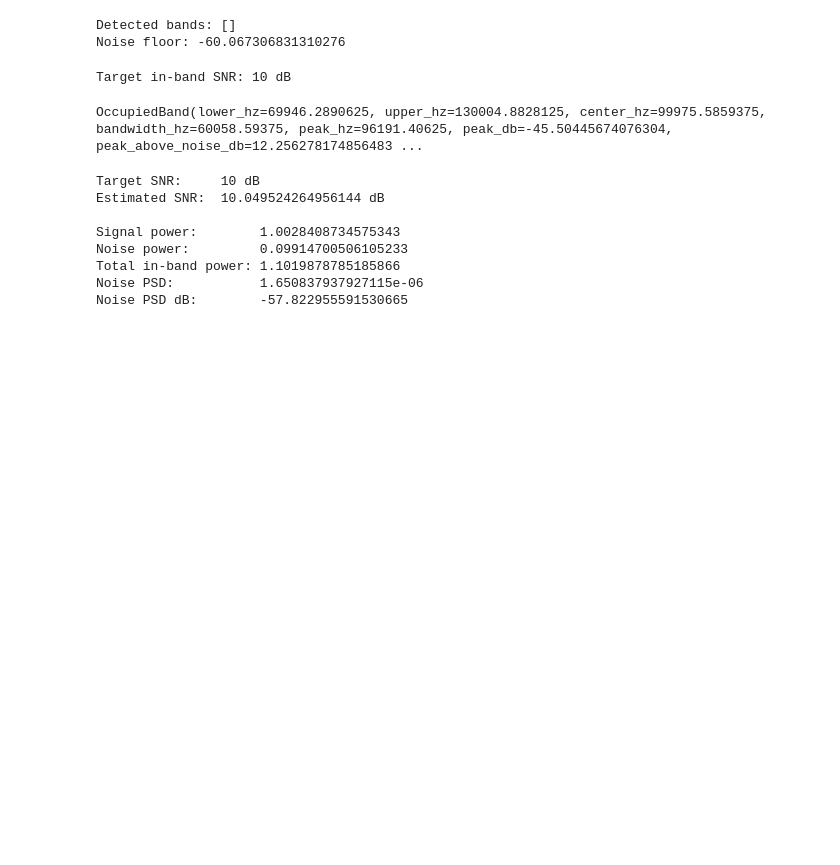
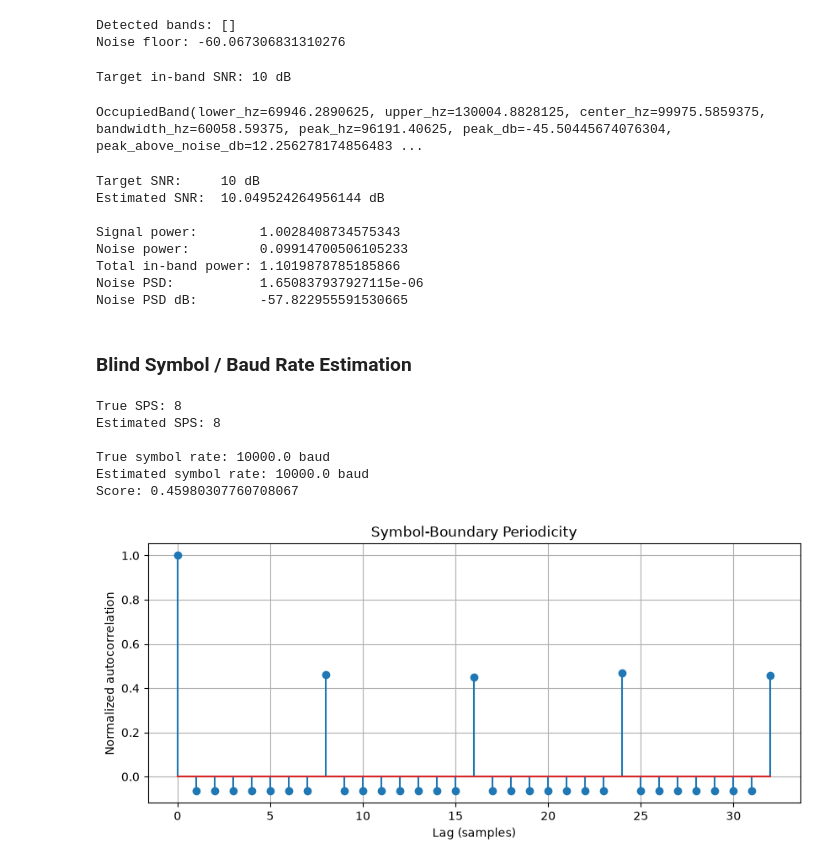
Before and after one commit to Andro-HM/IQWAV, a Jupyter notebook: notebooks/learning/04_correlation_and_blind_estimation.ipynb, the cells around one changed output. Saved outputs shown, nothing was run; the diff lists cells and outputs as text; code cells hidden in the pictures; blank space fills up the shorter version.

Commit message:
Add blind PSK symbol-rate estimation

```diff
--- a/notebooks/learning/04_correlation_and_blind_estimation.ipynb
+++ b/notebooks/learning/04_correlation_and_blind_estimation.ipynb
@@ -316,3 +316,76 @@ Noise power:         0.09914700506105233
 Total in-band power: 1.1019878785185866
 Noise PSD:           1.650837937927115e-06
 Noise PSD dB:        -57.822955591530665
+# %% [markdown]
+### Blind Symbol / Baud Rate Estimation
+# %%
+import numpy as np
+
+from iqwav.modulation import bpsk_waveform
+from iqwav.estimation import estimate_symbol_rate
+
+rng = np.random.default_rng(42)
+
+fs = 80_000
+true_sps = 8
+
+bits = rng.integers(0, 2, size=2000)
+
+wave = bpsk_waveform(
+    bits,
+    samples_per_symbol=true_sps
+)
+
+result = estimate_symbol_rate(
+    wave,
+    fs,
+    min_sps=2,
+    max_sps=32
+)
+
+print("True SPS:", true_sps)
+print("Estimated SPS:", result.samples_per_symbol)
+
+print()
+print("True symbol rate:", fs / true_sps, "baud")
+print("Estimated symbol rate:", result.symbol_rate_hz, "baud")
+print("Score:", result.score)
+# %% [output]
+True SPS: 8
+Estimated SPS: 8
+
+True symbol rate: 10000.0 baud
+Estimated symbol rate: 10000.0 baud
+Score: 0.45980307760708067
+# %%
+import matplotlib.pyplot as plt
+
+from iqwav.correlation import normalized_autocorrelation
+
+transition_energy = np.abs(
+    wave[1:] - wave[:-1]
+)**2
+
+transition_centered = (
+    transition_energy
+    - np.mean(transition_energy)
+)
+
+r_transition = normalized_autocorrelation(
+    transition_centered,
+    max_lag=32
+)
+
+plt.figure(figsize=(10, 4))
+plt.stem(
+    np.arange(len(r_transition)),
+    r_transition
+)
+
+plt.xlabel("Lag (samples)")
+plt.ylabel("Normalized autocorrelation")
+plt.title("Symbol-Boundary Periodicity")
+plt.grid()
+plt.show()
+# %% [output]
+[figure, added]
```
Also changed, not shown: parts of 1 cell of this notebook, 4 other files.
